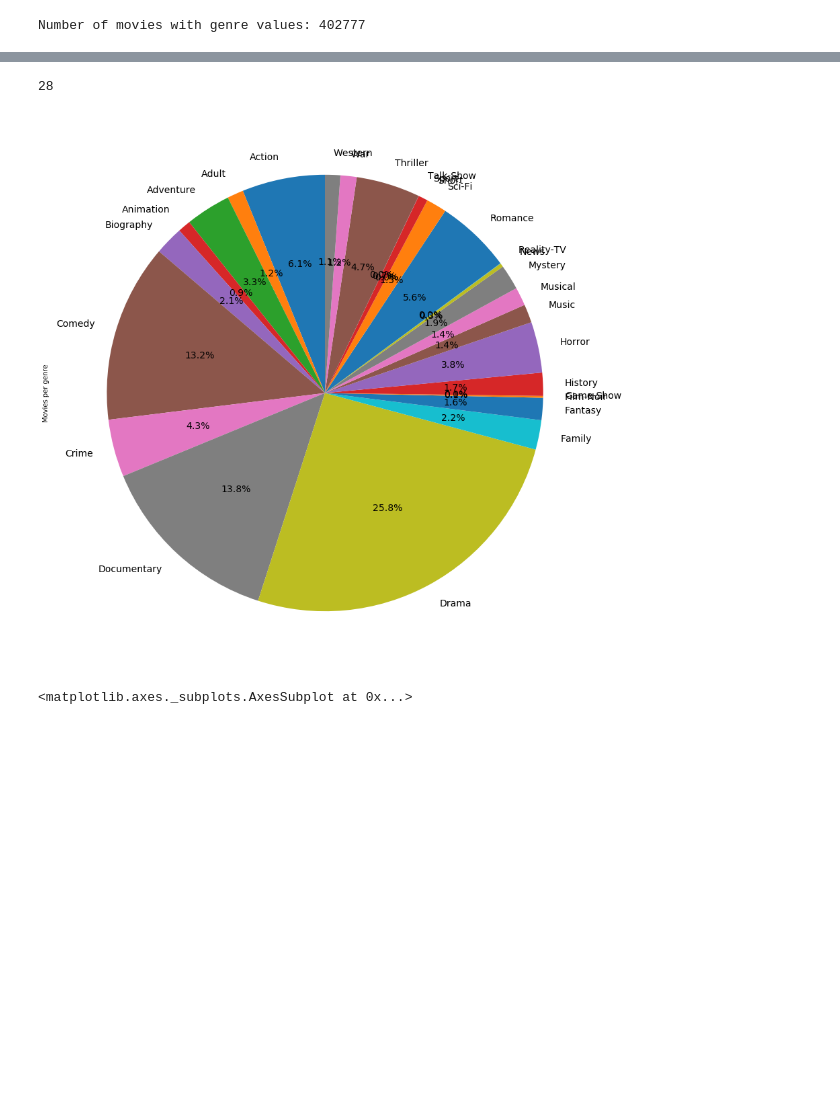
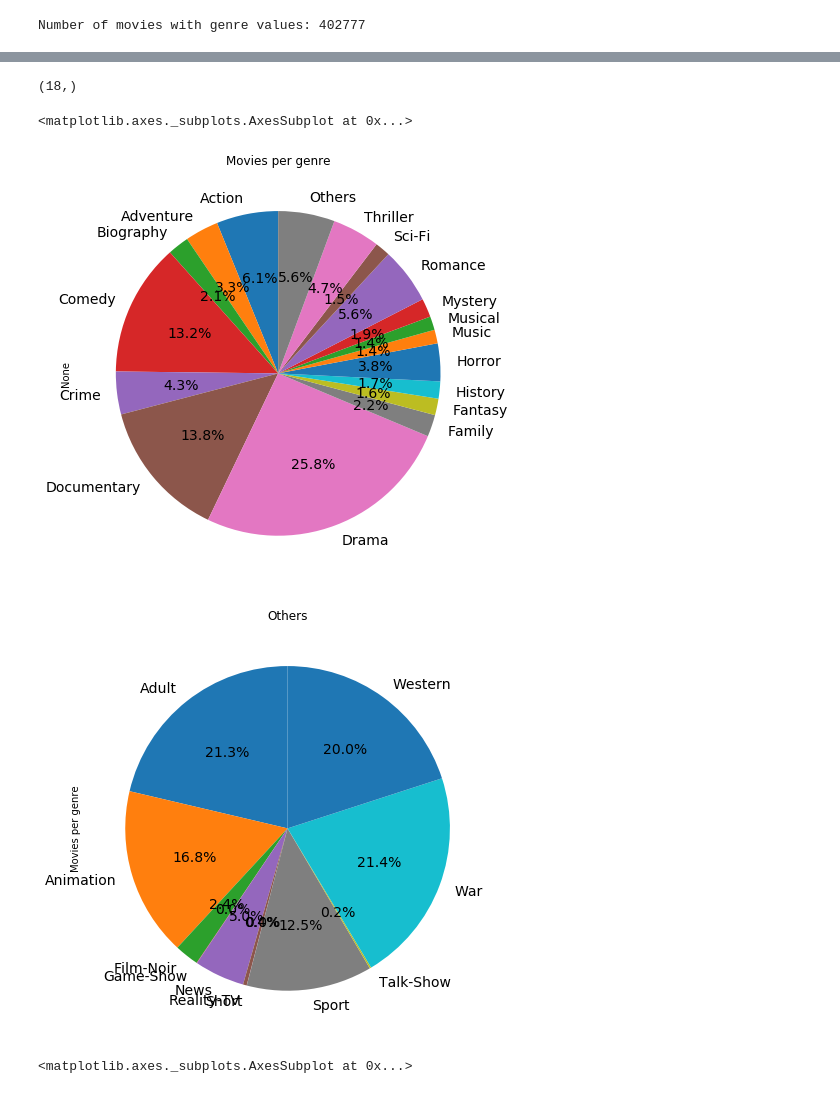
Before and after one commit to xinhezhang/IMDb, a Jupyter notebook: Distribution_Genres.ipynb, the cells around one changed output, grey strips where cells are left out. Cells and saved outputs as stored; diff of their text form; code cells hidden in the pictures; blank space fills up the shorter version.

Commit message:
add another pie chart to show others
add another pie chart to show the distribution of others (whose numbers are below 9000)

```diff
--- a/Distribution_Genres.ipynb
+++ b/Distribution_Genres.ipynb
@@ -67,5 +55,9 @@ print movie_genres.head(10)
 # %%
 movies_per_genre = movie_genres.groupby(['new_genres'])['new_genres'].count()
 movies_per_genre.name = 'Movies per genre'
-print movies_per_genre
+#print movies_per_genre
+genre_others = movies_per_genre[movies_per_genre<8000]
+print 'others', genre_others
+type(genre_others)
+#genre_others.sum()
 # %% [output]
@@ -89,13 +78,25 @@ Name: Movies per genre, dtype: int64
+# %%
+movies_per_genre_wo_others = movies_per_genre.drop(genre_others.index).append(pd.Series([genre_others.sum()], index = ['Others']))
+
+movies_per_genre_wo_others.shape
+# %% [output]
+(18,)
 # %%
 #movies_above_average = pd.DataFrame({'genres':movies_above_average.index, 'number':movies_above_average.values})
-plt.figure(figsize=(32,16))
+plt.figure(figsize=(16,8))
 # plot chart
 ax1 = plt.subplot(121, aspect='equal')
-movies_per_genre.plot(kind='pie', y = 'Movies per genre', ax=ax1, autopct='%1.1f%%',
+movies_per_genre_wo_others.plot(kind='pie', title = 'Movies per genre', ax=ax1, autopct='%1.1f%%',
  startangle=90, shadow=False, legend = False, fontsize=14)
+# print distribution in 'others'
+plt.figure(figsize=(16,8))
+ax2 = plt.subplot(121, aspect='equal')
+genre_others.plot(kind='pie', title = 'Others', ax=ax2, autopct='%1.1f%%',
+ startangle=90, shadow=False, legend = False, fontsize=14)
 # %% [output]
-28
+<matplotlib.axes._subplots.AxesSubplot at 0x...>
-[figure, old version]
+[figure, new version]
+[figure, added]
 # %%
 plt.figure(figsize=(16,8))
 label = []
```
Also changed, not shown: parts of 2 cells of this notebook.
